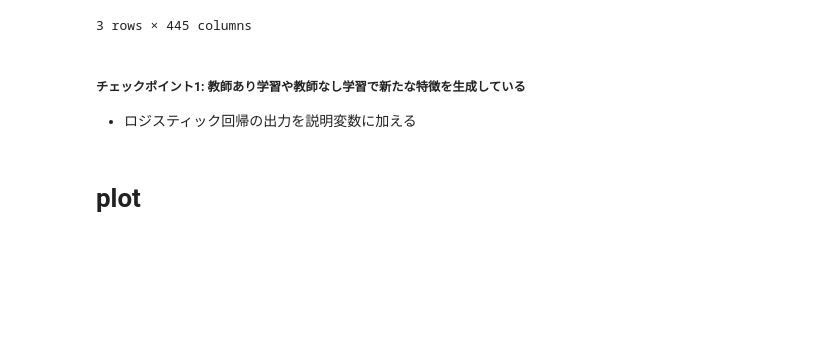
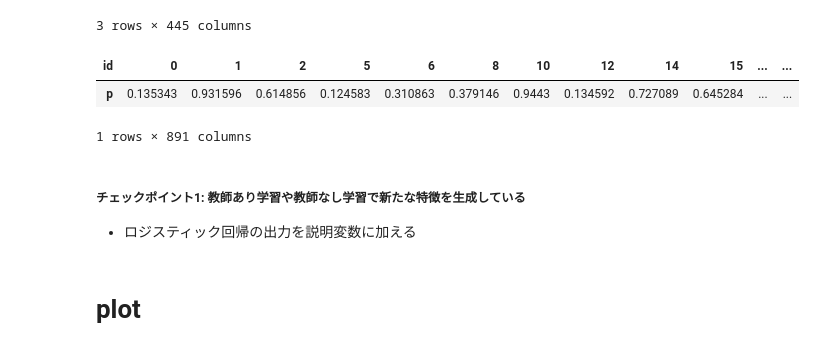
Before and after one commit to mnm-analytics/titanic, a Jupyter notebook: notebooks/4.ModelAnalysis.ipynb, the cells around one changed output. Drawn from its saved outputs; the diff is of its cells as text; code cells hidden in the pictures; blank space fills up the shorter version.

Commit message:
done modeling

```diff
--- a/notebooks/4.ModelAnalysis.ipynb
+++ b/notebooks/4.ModelAnalysis.ipynb
@@ -78,7 +78,7 @@ def get_mart(log=False, oh=False, tgt=False, fam=False, ps=False):
     train_X, train_y, test_X = train.drop(yname, 1), train[yname], test.drop(yname, 1)
     return train_X, train_y, test_X
 # %%
-X, y, _ = get_mart(1,0,1,1,1)
+X, y, test_X = get_mart(1,0,1,1,1)
 # %%
 model = joblib.load("../model/lr_10111.pkl")
 params = model.get_params()
@@ -110,4 +110,13 @@ likelihood.T
 | p | 0.877963 | 0.10335 | 0.806727 | 0.904835 | 0.759574 | 0.03587 | 0.223193 | 0.618242 | 0.439323 | 0.930081 | ... | ... |
 | likelihood | 0.877963 | 0.89665 | 0.193273 | 0.904835 | 0.759574 | 0.96413 | 0.776807 | 0.618242 | 0.439323 | 0.069919 | ... | ... |
 3 rows × 445 columns
+# %%
+p = test_X.copy()[[]]
+p["p"] = model.predict_proba(test_X)[:,1]
+p = pd.concat([p, likelihood[["p"]]])
+p.T
+# %% [output]
+| id | 0 | 1 | 2 | 5 | 6 | 8 | 10 | 12 | 14 | 15 | ... | ... |
+| p | 0.135343 | 0.931596 | 0.614856 | 0.124583 | 0.310863 | 0.379146 | 0.9443 | 0.134592 | 0.727089 | 0.645284 | ... | ... |
+1 rows × 891 columns
 # %%
```
Also changed, not shown: parts of 1 cell of this notebook, 1 other file.
